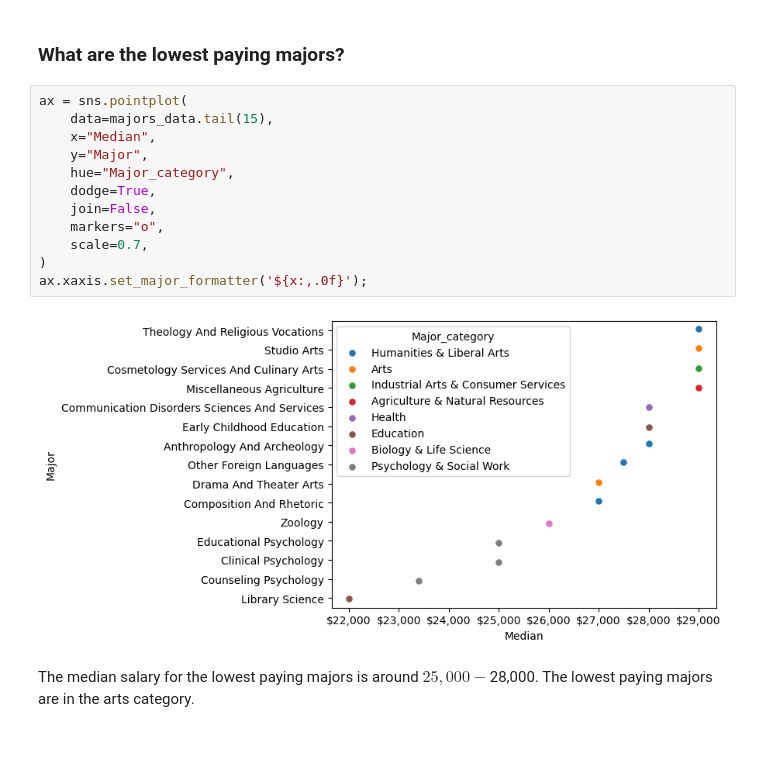
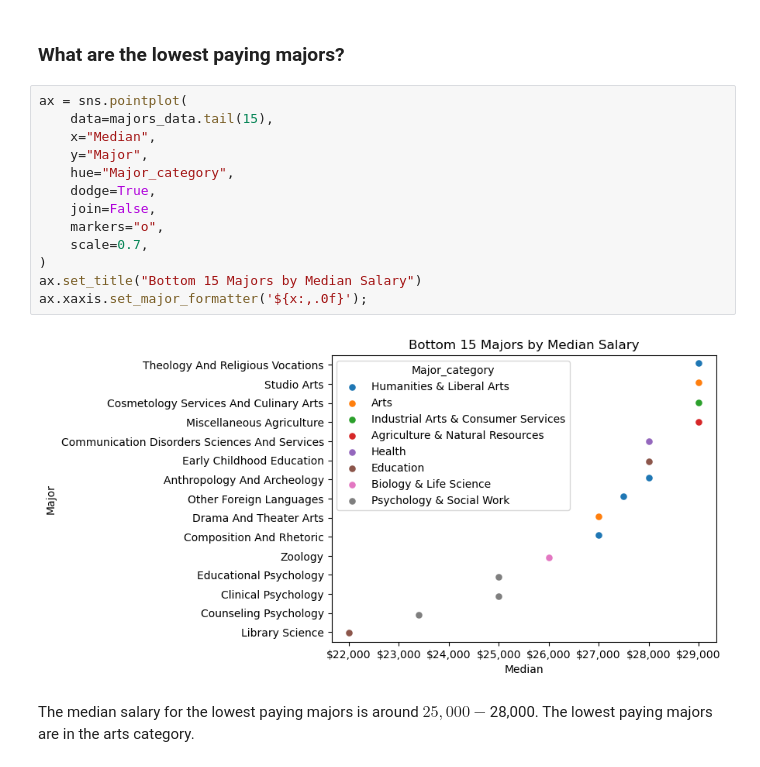
Before and after one commit to andersy005/ms-ds-notebooks, a Jupyter notebook: notebooks/analysis.ipynb, the cells around one changed output. Saved outputs shown, nothing was run; the diff lists cells and outputs as text.

```diff
--- a/notebooks/analysis.ipynb
+++ b/notebooks/analysis.ipynb
@@ -137,16 +145,17 @@ The highest paying majors are petroleum engineering, mining and mineral engineer
 # %%
 ax = sns.pointplot(
     data=majors_data.tail(15),
     x="Median",
     y="Major",
     hue="Major_category",
     dodge=True,
     join=False,
     markers="o",
     scale=0.7,
 )
+ax.set_title("Bottom 15 Majors by Median Salary")
 ax.xaxis.set_major_formatter('${x:,.0f}');
 # %% [output]
-[figure, old version]
+[figure, new version]
 # %% [markdown]
 The median salary for the lowest paying majors is around $25,000 - $28,000. The lowest paying majors are in the arts category.
```
Also changed, not shown: parts of 12 cells of this notebook.
